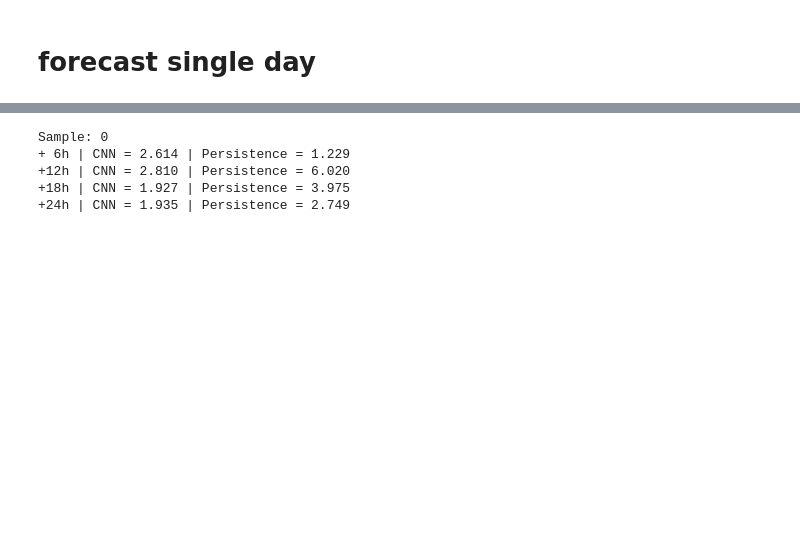
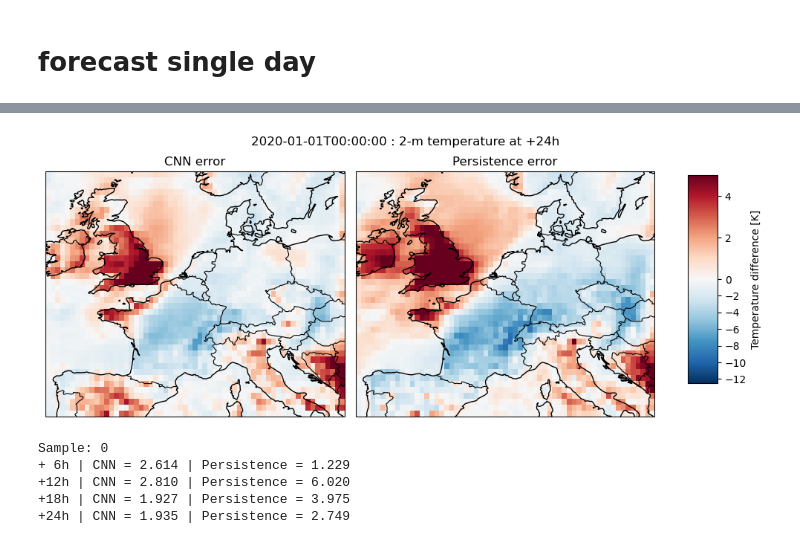
Before and after one commit to awittje/weather-ai-forecast, a Jupyter notebook: notebooks/evaluate_forecast.ipynb, the cells around one changed output, grey strips where cells are left out. Cells and saved outputs as stored; diff of their text form; code cells hidden in the pictures; blank space fills up the shorter version.

```diff
--- a/notebooks/evaluate_forecast.ipynb
+++ b/notebooks/evaluate_forecast.ipynb
@@ -172 +145,33 @@ def evaluate_single_forecast(
+# %%
+# this is the difference between the truth and the predictions
+
+cnn_error = prediction[horizon] - y[horizon]
+
+persistence_error = persistence[horizon] - y[horizon]
+
+fig, axes = plt.subplots(1, 2, figsize=(10, 4), subplot_kw={"projection": ccrs.PlateCarree()})
+norm = mcolors.TwoSlopeNorm(vmin=-12.5, vcenter=0, vmax = 5)
+
+pos1 = axes[0].imshow(cnn_error*stats['2t']['std'], cmap=plt.cm.RdBu_r, norm=norm, extent=extent, origin="upper", aspect='auto')
+axes[0].set_title("CNN error")
+axes[0].coastlines()
+axes[0].add_feature(cfeature.BORDERS,linewidth=0.8)
+
+axes[1].imshow(persistence_error*stats['2t']['std'], cmap=plt.cm.RdBu_r, norm=norm, extent=extent, origin="upper", aspect='auto')
+axes[1].set_title("Persistence error")
+axes[1].coastlines()
+axes[1].add_feature(cfeature.BORDERS,linewidth=0.8)
+
+for ax in axes:
+    ax.set_xlabel("Longitude")
+    ax.set_ylabel("Latitude")
+
+cbar_ax = fig.add_axes([0.88, 0.15, 0.04, 0.7])
+fig.colorbar(pos1, label = 'Temperature difference [K]', cax=cbar_ax)
+fig.tight_layout(rect=[0, 0, 0.85, 0.95])
+
+fig.suptitle(test_time+' : 2-m temperature at +'+str(horizon_time_step)+'h') # or plt.suptitle('Main title')
+plt.show()
+# %% [output]
+[figure, added]
 # %%
```
Also changed, not shown: parts of 23 cells of this notebook, 2 other files.
